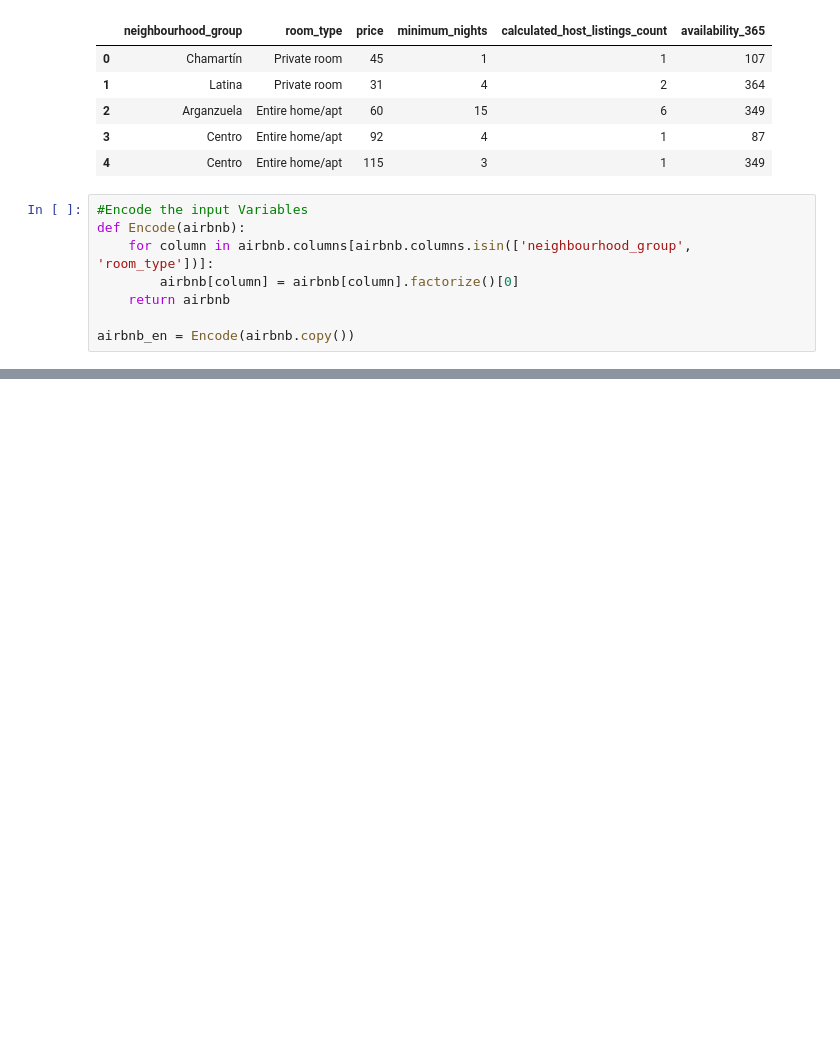
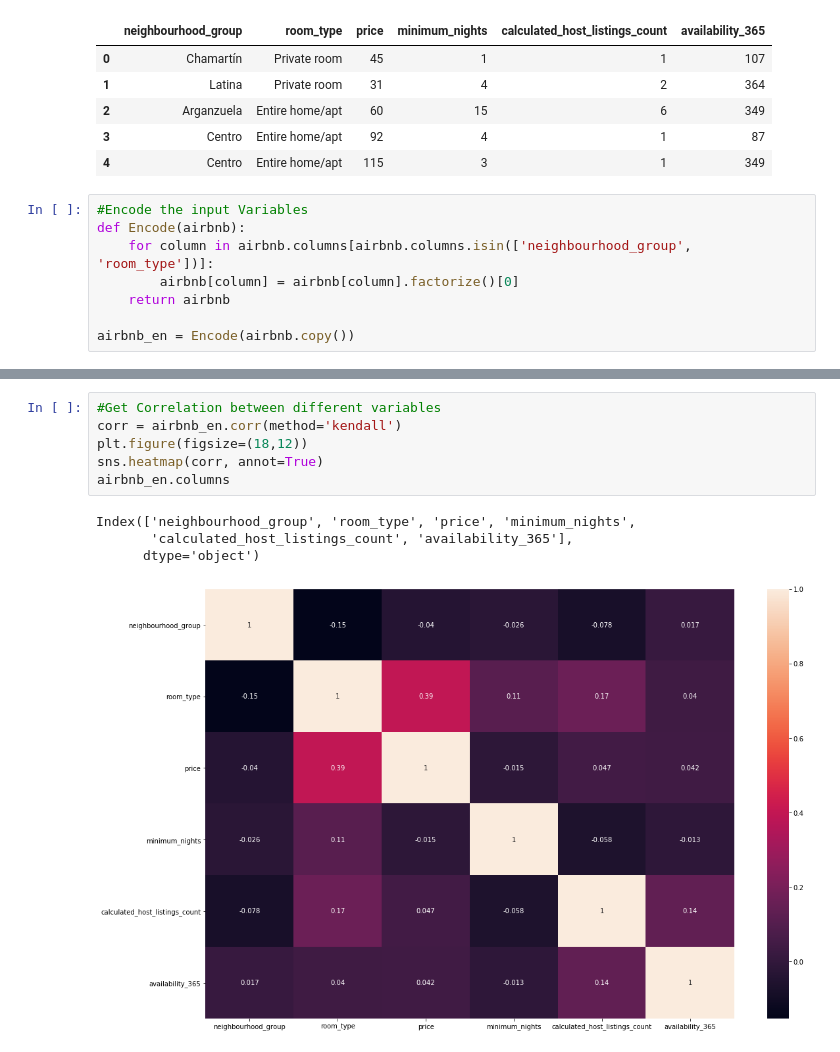
Before and after one commit to trisidoan/ML_engineering_degree, a Jupyter notebook: EAD_review.ipynb, the cells around one changed output, grey strips where cells are left out. Drawn from its saved outputs; the diff is of its cells as text; blank space fills up the shorter version.

Commit message:
visualiza again  data

```diff
--- a/EAD_review.ipynb
+++ b/EAD_review.ipynb
@@ -245,0 +265,11 @@ airbnb_en = Encode(airbnb.copy())
+# %%
+#Get Correlation between different variables
+corr = airbnb_en.corr(method='kendall')
+plt.figure(figsize=(18,12))
+sns.heatmap(corr, annot=True)
+airbnb_en.columns
+# %% [output]
+Index(['neighbourhood_group', 'room_type', 'price', 'minimum_nights',
+       'calculated_host_listings_count', 'availability_365'],
+      dtype='object')
+[figure, added]
```
Also changed, not shown: parts of 1 cell of this notebook.
